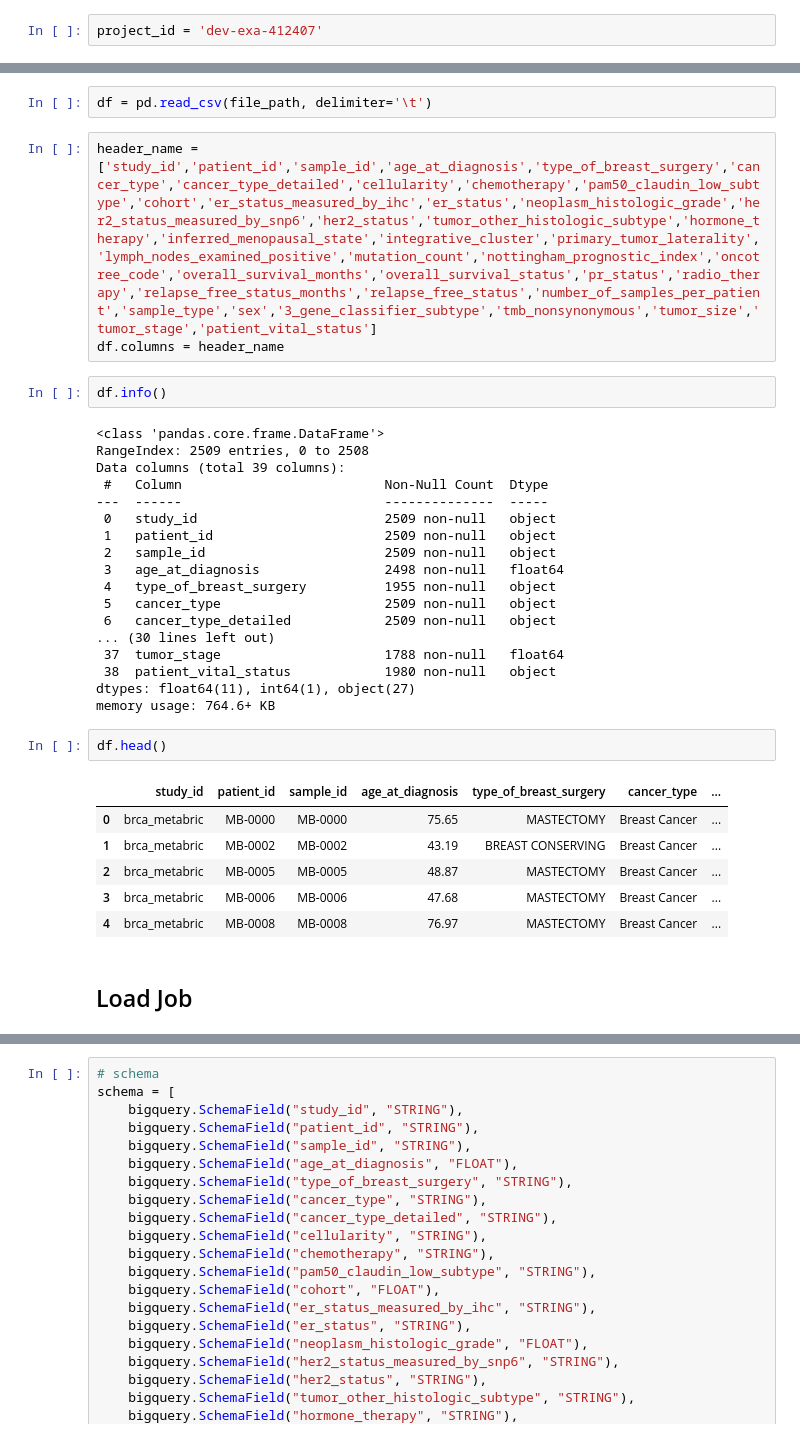
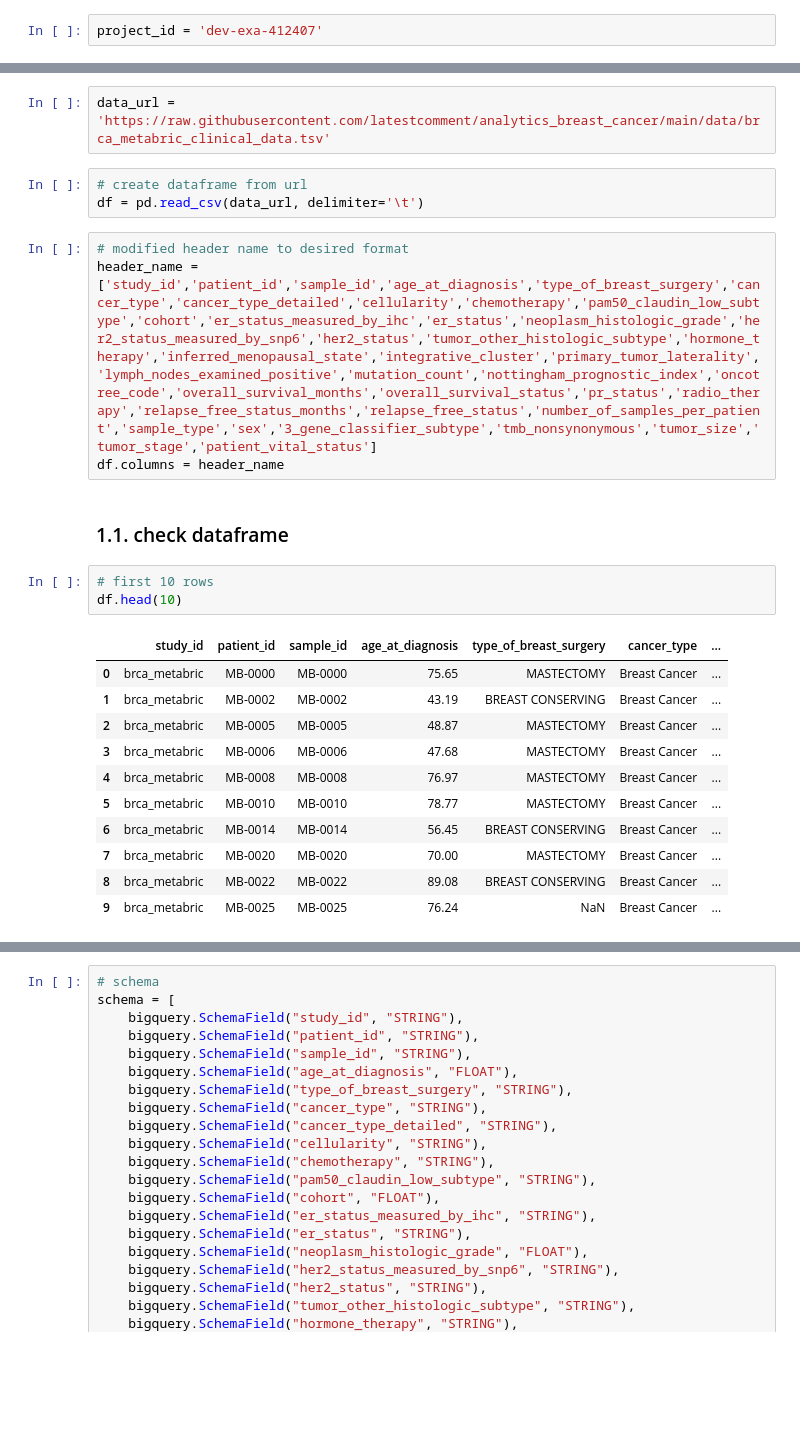
Before and after one commit to latestcomment/analytics_breast_cancer, a Jupyter notebook: load_to_bigquery.ipynb, the cells around one changed output, grey strips where cells are left out. Saved outputs shown, nothing was run; the diff lists cells and outputs as text; blank space fills up the shorter version.

```diff
--- a/load_to_bigquery.ipynb
+++ b/load_to_bigquery.ipynb
@@ -26,36 +32,26 @@ file_path = '/content/brca_metabric_clinical_data.tsv'
+# %%
+data_url = 'https://raw.githubusercontent.com/latestcomment/analytics_breast_cancer/main/data/brca_metabric_clinical_data.tsv'
 # %%
-df = pd.read_csv(file_path, delimiter='\t')
+# create dataframe from url
+df = pd.read_csv(data_url, delimiter='\t')
 # %%
+# modified header name to desired format
 header_name = ['study_id','patient_id','sample_id','age_at_diagnosis','type_of_breast_surgery','cancer_type','cancer_type_detailed','cellularity','chemotherapy','pam50_claudin_low_subtype','cohort','er_status_measured_by_ihc','er_status','neoplasm_histologic_grade','her2_status_measured_by_snp6','her2_status','tumor_other_histologic_subtype','hormone_therapy','inferred_menopausal_state','integrative_cluster','primary_tumor_laterality','lymph_nodes_examined_positive','mutation_count','nottingham_prognostic_index','oncotree_code','overall_survival_months','overall_survival_status','pr_status','radio_therapy','relapse_free_status_months','relapse_free_status','number_of_samples_per_patient','sample_type','sex','3_gene_classifier_subtype','tmb_nonsynonymous','tumor_size','tumor_stage','patient_vital_status']
 df.columns = header_name
-# %%
-df.info()
-# %% [output]
-<class 'pandas.core.frame.DataFrame'>
-RangeIndex: 2509 entries, 0 to 2508
-Data columns (total 39 columns):
- #   Column                          Non-Null Count  Dtype
----  ------                          --------------  -----
- 0   study_id                        2509 non-null   object
- 1   patient_id                      2509 non-null   object
- 2   sample_id                       2509 non-null   object
- 3   age_at_diagnosis                2498 non-null   float64
- 4   type_of_breast_surgery          1955 non-null   object
- 5   cancer_type                     2509 non-null   object
- 6   cancer_type_detailed            2509 non-null   object
-... (30 lines left out)
- 37  tumor_stage                     1788 non-null   float64
- 38  patient_vital_status            1980 non-null   object
-dtypes: float64(11), int64(1), object(27)
-memory usage: 764.6+ KB
-# %%
-df.head()
-# %% [output]
-|  | study_id | patient_id | sample_id | age_at_diagnosis | type_of_breast_surgery | cancer_type | ... |
-| 0 | brca_metabric | MB-0000 | MB-0000 | 75.65 | MASTECTOMY | Breast Cancer | ... |
-| 1 | brca_metabric | MB-0002 | MB-0002 | 43.19 | BREAST CONSERVING | Breast Cancer | ... |
-| 2 | brca_metabric | MB-0005 | MB-0005 | 48.87 | MASTECTOMY | Breast Cancer | ... |
-| 3 | brca_metabric | MB-0006 | MB-0006 | 47.68 | MASTECTOMY | Breast Cancer | ... |
-| 4 | brca_metabric | MB-0008 | MB-0008 | 76.97 | MASTECTOMY | Breast Cancer | ... |
-# %% [markdown]
-## Load Job
+# %% [markdown]
+### 1.1. check dataframe
+# %%
+# first 10 rows
+df.head(10)
+# %% [output]
+|  | study_id | patient_id | sample_id | age_at_diagnosis | type_of_breast_surgery | cancer_type | ... |
+| 0 | brca_metabric | MB-0000 | MB-0000 | 75.65 | MASTECTOMY | Breast Cancer | ... |
+| 1 | brca_metabric | MB-0002 | MB-0002 | 43.19 | BREAST CONSERVING | Breast Cancer | ... |
+| 2 | brca_metabric | MB-0005 | MB-0005 | 48.87 | MASTECTOMY | Breast Cancer | ... |
+| 3 | brca_metabric | MB-0006 | MB-0006 | 47.68 | MASTECTOMY | Breast Cancer | ... |
+| 4 | brca_metabric | MB-0008 | MB-0008 | 76.97 | MASTECTOMY | Breast Cancer | ... |
+| 5 | brca_metabric | MB-0010 | MB-0010 | 78.77 | MASTECTOMY | Breast Cancer | ... |
+| 6 | brca_metabric | MB-0014 | MB-0014 | 56.45 | BREAST CONSERVING | Breast Cancer | ... |
+| 7 | brca_metabric | MB-0020 | MB-0020 | 70.00 | MASTECTOMY | Breast Cancer | ... |
+| 8 | brca_metabric | MB-0022 | MB-0022 | 89.08 | BREAST CONSERVING | Breast Cancer | ... |
+| 9 | brca_metabric | MB-0025 | MB-0025 | 76.24 | NaN | Breast Cancer | ... |
```
Also changed, not shown: parts of 14 cells of this notebook.
